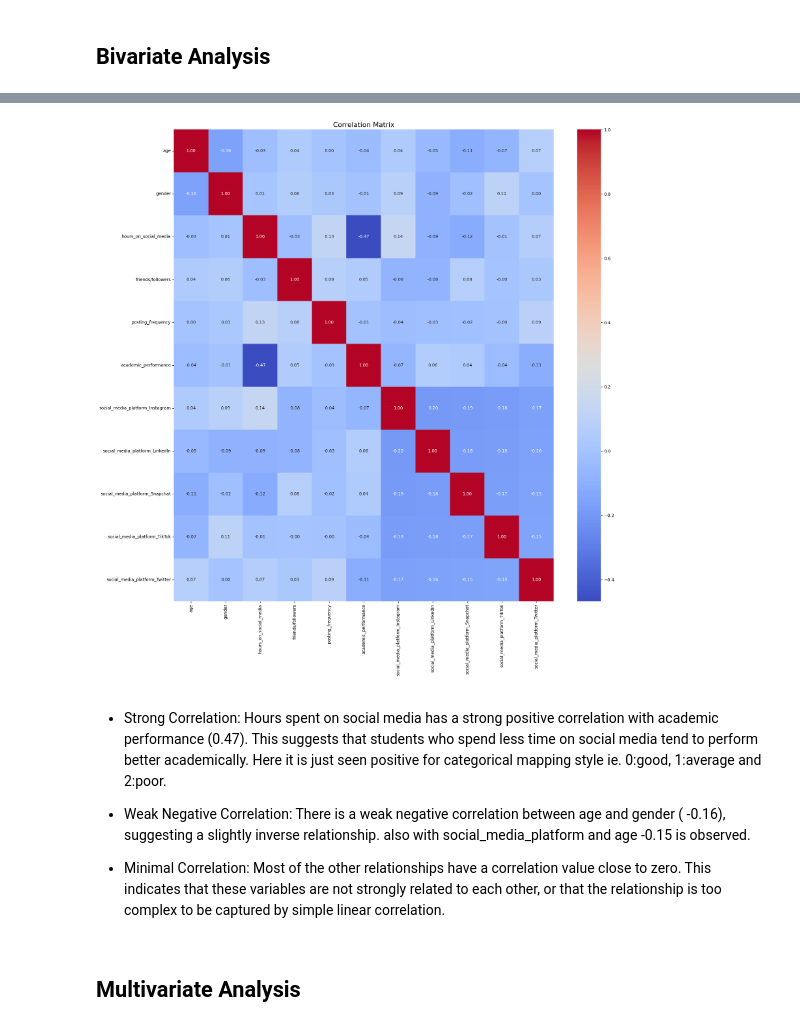
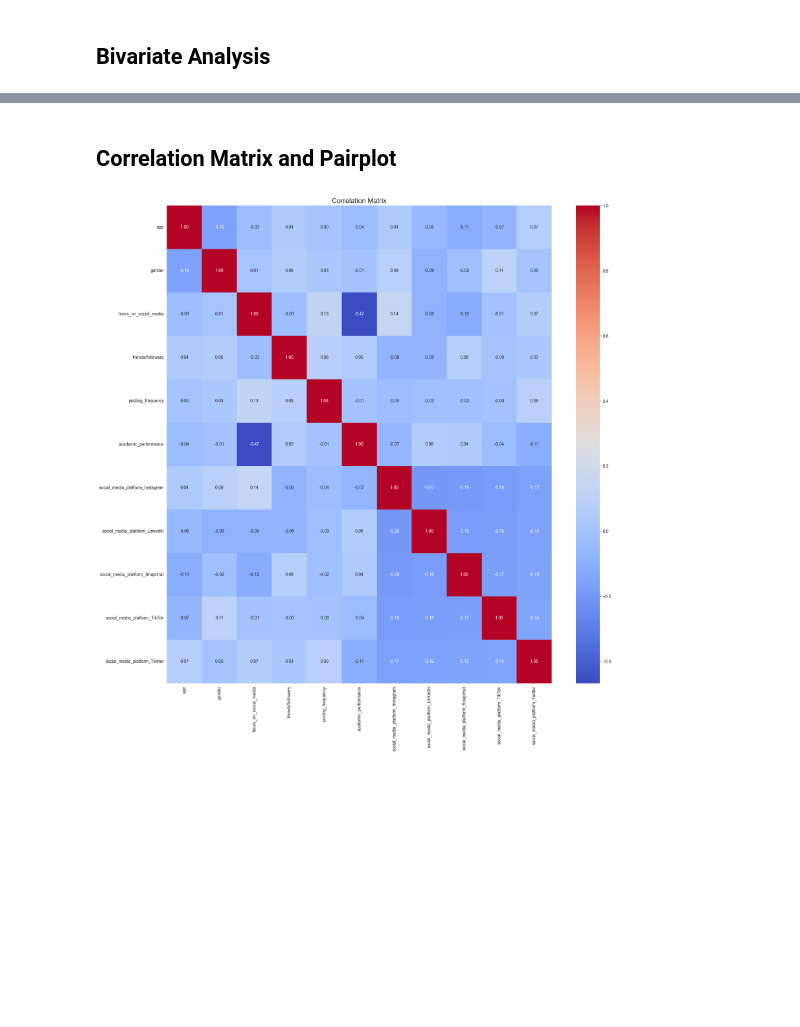
Before and after one commit to ArnabPurkaystha/ai_training, a Jupyter notebook: 12_project_ml_eda/academic_performance.ipynb, the cells around one changed output, grey strips where cells are left out. Drawn from its saved outputs; the diff is of its cells as text; code cells hidden in the pictures; blank space fills up the shorter version.

```diff
--- a/12_project_ml_eda/academic_performance.ipynb
+++ b/12_project_ml_eda/academic_performance.ipynb
@@ -175,14 +141,0 @@ Name: count, dtype: int64
-# %%
-label_encoder = LabelEncoder()
-
-# Encode ordinal column
-# Map: Never (0), Rarely (1), Sometimes (2), Often (3), Daily (4)
-posting_frequency_mapping = {'Never': 0, 'Rarely': 1, 'Sometimes': 2, 'Often': 3, 'Daily': 4}
-df['posting_frequency'] = df['posting_frequency'].map(posting_frequency_mapping)
-academic_performance_mapping = {'Good': 0, 'Average': 1, 'Poor': 2}
-df['academic_performance'] = df['academic_performance'].map(academic_performance_mapping)
-gender_mapping = {'Male': 0, 'Female': 1}
-df['gender'] = df['gender'].map(gender_mapping)
-
-print("\nDataset After Encoding:")
-print(df.head())
@@ -498,0 +391,25 @@ df[["friends/followers"]] = scaler.fit_transform(df[["friends/followers"]])
+# %%
+df_copy = df.copy()
+
+posting_frequency_mapping = {'Never': 0, 'Rarely': 1, 'Sometimes': 2, 'Often': 3, 'Daily': 4}
+df_copy['posting_frequency'] = df_copy['posting_frequency'].map(posting_frequency_mapping)
+
+academic_performance_mapping = {'Good': 2, 'Average': 1, 'Poor': 0}
+df_copy['academic_performance'] = df_copy['academic_performance'].map(academic_performance_mapping)
+
+gender_mapping = {'Male': 0, 'Female': 1} #as no other keeping them in one column
+df_copy['gender'] = df_copy['gender'].map(gender_mapping)
+
+onehot_columns = ['social_media_platform']
+ohe = OneHotEncoder(sparse_output=False, drop='first')
+encoded_ohe = ohe.fit_transform(df_copy[onehot_columns])
+ohe_columns = ohe.get_feature_names_out(onehot_columns)
+
+ohe_df = pd.DataFrame(encoded_ohe, columns=ohe_columns, index=df_copy.index)
+df_copy = df_copy.drop(columns=onehot_columns)
+df_copy = pd.concat([df_copy, ohe_df], axis=1)
+
+scaler = StandardScaler()
+df_copy[["friends/followers"]] = scaler.fit_transform(df_copy[["friends/followers"]])
+
+df_copy.head()
@@ -499,16 +423,11 @@ df[["friends/followers"]] = scaler.fit_transform(df[["friends/followers"]])
+# %% [markdown]
+## Correlation Matrix and Pairplot
 # %%
 # Correlation Analysis of Numerical Variables
 plt.figure(figsize=(20, 20))
-numeric_df=df.drop("major",axis=1)
+numeric_df=df_copy.drop("major",axis=1)
 sns.heatmap(numeric_df.corr(), annot=True, fmt='.2f', cmap='coolwarm')
 plt.title("Correlation Matrix", fontsize=16)
 plt.show()
 # %% [output]
-[figure, old version]
+[figure, new version]
-# %% [markdown]
-- Strong Correlation: Hours spent on social media has a strong positive correlation with academic performance (0.47). This suggests that students who spend less time on social media tend to perform better academically. Here it is just seen positive for categorical mapping style ie. 0:good, 1:average and 2:poor.
-
-- Weak Negative Correlation: There is a weak negative correlation between age and gender ( -0.16), suggesting a slightly inverse relationship. also with social_media_platform and age -0.15 is observed.
-- Minimal Correlation: Most of the other relationships have a correlation value close to zero. This indicates that these variables are not strongly related to each other, or that the relationship is too complex to be captured by simple linear correlation.
-# %% [markdown]
-## Multivariate Analysis
```
Also changed, not shown: parts of 42 cells of this notebook.
